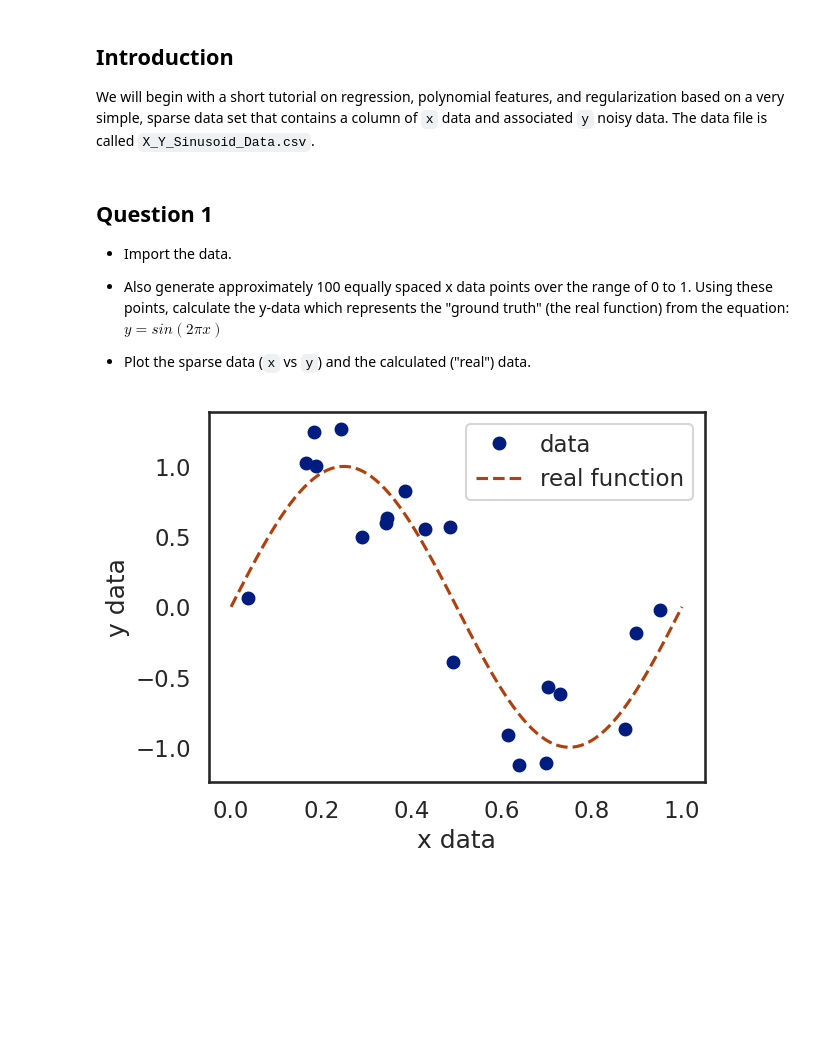
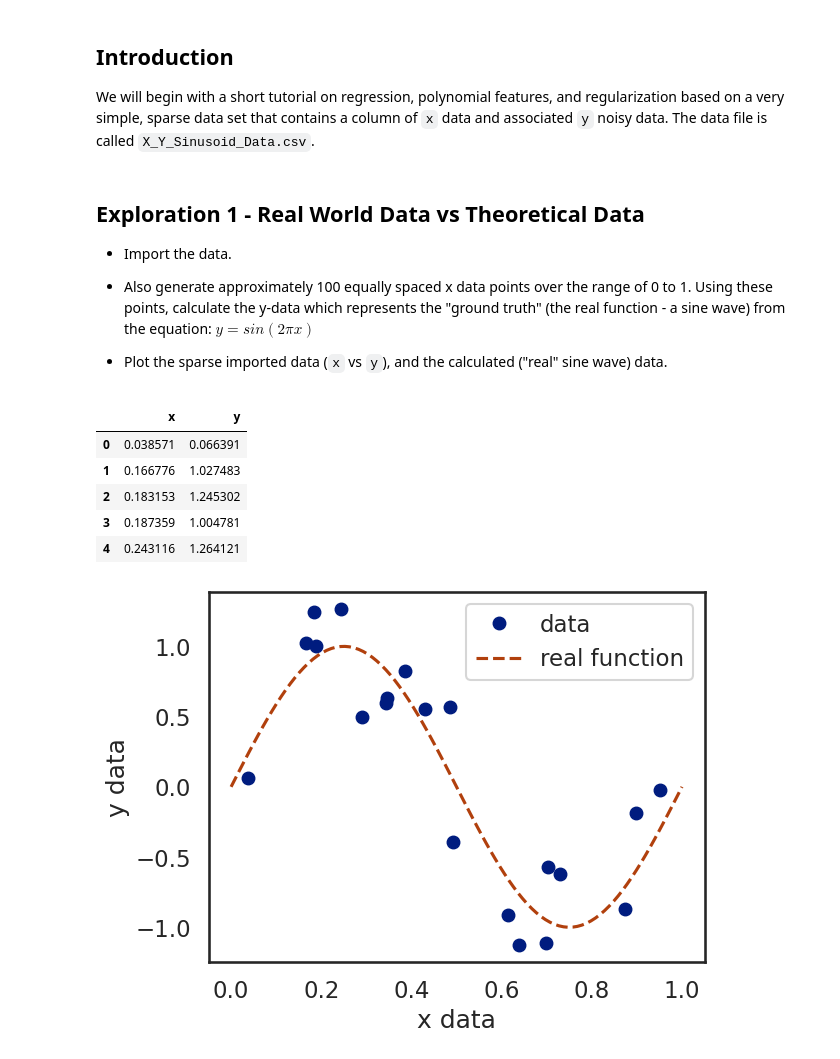
Before and after one commit to batspike/ML-Projects-and-Tutorials, a Jupyter notebook: IBM_Machine_Learning/02_SupervisedMachineLearning_Regression/Module4_DemoLab_PolynomialFeaturesAndRegularization.ipynb, the cells around one changed output. Drawn from its saved outputs; the diff is of its cells as text; code cells hidden in the pictures; blank space fills up the shorter version.

```diff
--- a/IBM_Machine_Learning/02_SupervisedMachineLearning_Regression/Module4_DemoLab_PolynomialFeaturesAndRegularization.ipynb
+++ b/IBM_Machine_Learning/02_SupervisedMachineLearning_Regression/Module4_DemoLab_PolynomialFeaturesAndRegularization.ipynb
@@ -7,20 +7,29 @@
 
 We will begin with a short tutorial on regression, polynomial features, and regularization based on a very simple, sparse data set that contains a column of `x` data and associated `y` noisy data. The data file is called `X_Y_Sinusoid_Data.csv`.
 # %% [markdown]
-## Question 1
+## Exploration 1 - Real World Data vs Theoretical Data
 
 *   Import the data.
 
-*   Also generate approximately 100 equally spaced x data points over the range of 0 to 1. Using these points, calculate the y-data which represents the "ground truth" (the real function) from the equation: $y = sin(2\pi x)$
+*   Also generate approximately 100 equally spaced x data points over the range of 0 to 1. Using these points, calculate the y-data which represents the "ground truth" (the real function - a sine wave) from the equation: $y = sin(2\pi x)$
 
-*   Plot the sparse data (`x` vs `y`) and the calculated ("real") data.
+*   Plot the sparse imported data (`x` vs `y`), and the calculated ("real" sine wave) data.
 # %%
 import pandas as pd
 import numpy as np
 
+# import data
 # data_url = "https://cf-courses-data.s3.us.cloud-object-storage.appdomain.cloud/IBM-ML240EN-SkillsNetwork/labs/data/X_Y_Sinusoid_Data.csv"
 data = pd.read_csv("data/X_Y_Sinusoid_Data.csv")
-data.head()
+display(data.head())
 
+# generate theoretical Sine Wave data
 X_real = np.linspace(0, 1.0, 100)
 Y_real = np.sin(2 * np.pi * X_real)
+# %% [output]
+|  | x | y |
+| 0 | 0.038571 | 0.066391 |
+| 1 | 0.166776 | 1.027483 |
+| 2 | 0.183153 | 1.245302 |
+| 3 | 0.187359 | 1.004781 |
+| 4 | 0.243116 | 1.264121 |
```
Also changed, not shown: parts of 34 cells of this notebook, 1 other file.
